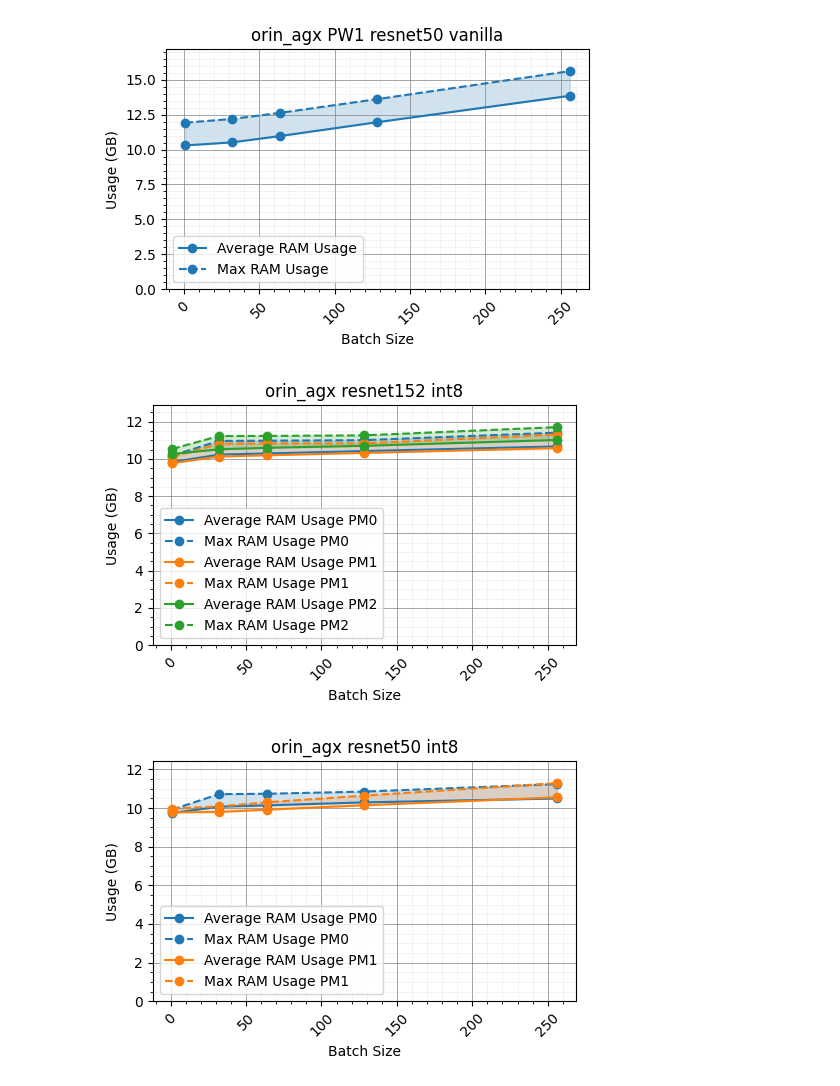
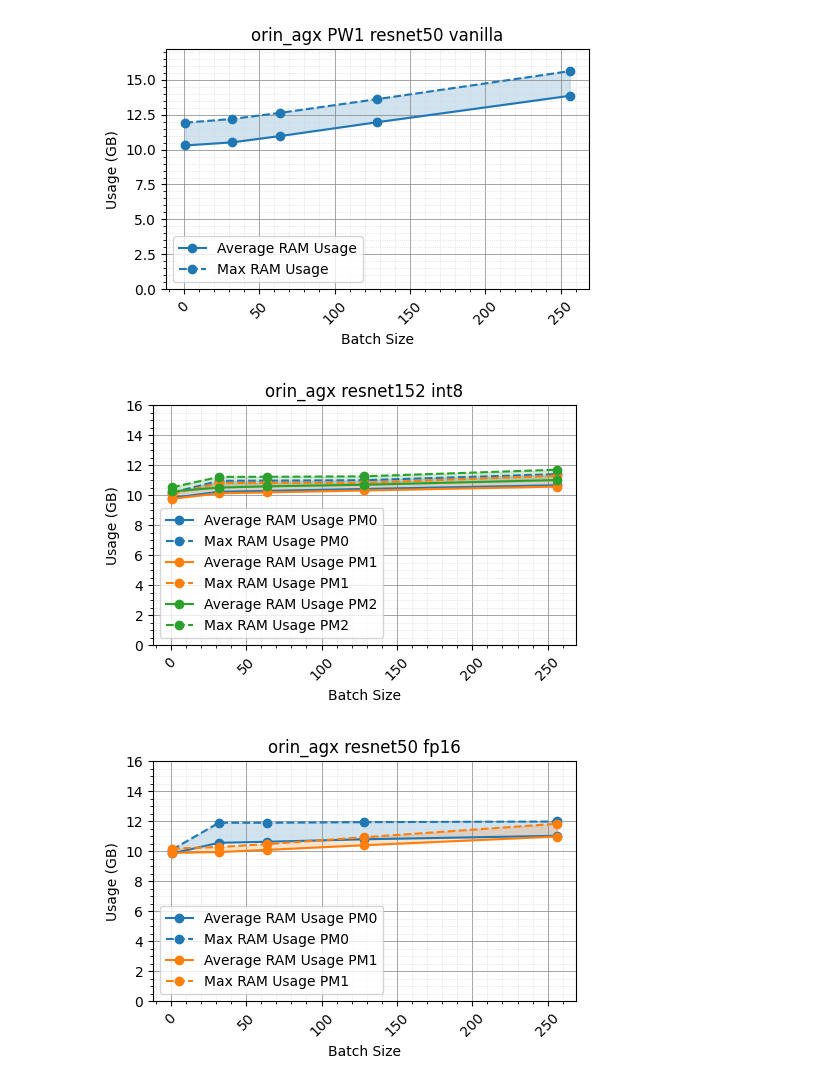
Before and after one commit to Juanx65/ArtTRT, a Jupyter notebook: post_processing/plot_memory_from_tegrastats_logs.ipynb, the cells around one changed output. Saved outputs shown, nothing was run; the diff lists cells and outputs as text; code cells hidden in the pictures.

```diff
--- a/post_processing/plot_memory_from_tegrastats_logs.ipynb
+++ b/post_processing/plot_memory_from_tegrastats_logs.ipynb
@@ -236,7 +236,8 @@ def plot_memory_batch_size_compare_with_PM(data_dicts_pm, batch_sizes):
     max_swap_limit = max([max([swap / 1024 for swap in data['SWAP']]) for data_dicts in data_dicts_pm for data in data_dicts if data['SWAP']], default=0)
 
     # Ajustar el límite superior del gráfico para incluir RAM y SWAP
-    plt.ylim(0, max(max_ram_limit, max_swap_limit) * 1.1)  # Límite superior un poco más alto que el máximo
+    #plt.ylim(0, max(max_ram_limit, max_swap_limit) * 1.1)  # Límite superior un poco más alto que el máximo
+    plt.ylim(0, 16)
 
     # Configuración del gráfico
     plt.xlabel('Batch Size')
@@ -249,6 +250,7 @@ def plot_memory_batch_size_compare_with_PM(data_dicts_pm, batch_sizes):
     plt.minorticks_on()
     plt.xticks(rotation=45)
     plt.tight_layout()
+    plt.savefig(f'Memory_{PLATFORM}_{NETWORK}_{OPTIMIZATION}.pdf', format='pdf', bbox_inches='tight')
     plt.show()
 # %% [markdown]
 # PLOTS
@@ -330,42 +332,42 @@ plot_memory_batch_size_compare_with_PM(
     [ 1,32,64,128,256]
 )
 # %% [output]
-[figure, old version]
+[figure, new version]
 # %%
 # Un uso de plot_memory_batch_size_compare_with_PM para graficar experimentos con batch size estatico/dinamico, es necesario cambiar unas lineas de la funcion que estan comentadas.
 
-OPTIMIZATION = 'int8'
+OPTIMIZATION = 'fp16'
 PLATFORM = 'orin_agx'
 POWER_MODE = 'PW1'
 POWER_MODE_1 = 'PM1'
 POWER_MODE_2 = 'PW2'
 NETWORK = 'resnet50'
 
 data_bs_1 =  read_data(f'../outputs/tegrastats_log/tegrastats_log_{PLATFORM}/{OPTIMIZATION}_{NETWORK}_bs_1_{POWER_MODE}.txt')
 data_bs_32 = read_data(f'../outputs/tegrastats_log/tegrastats_log_{PLATFORM}/{OPTIMIZATION}_{NETWORK}_bs_32_{POWER_MODE}.txt')
 data_bs_64 = read_data(f'../outputs/tegrastats_log/tegrastats_log_{PLATFORM}/{OPTIMIZATION}_{NETWORK}_bs_64_{POWER_MODE}.txt')
 data_bs_128 = read_data(f'../outputs/tegrastats_log/tegrastats_log_{PLATFORM}/{OPTIMIZATION}_{NETWORK}_bs_128_{POWER_MODE}.txt')
 data_bs_256 = read_data(f'../outputs/tegrastats_log/tegrastats_log_{PLATFORM}/{OPTIMIZATION}_{NETWORK}_bs_256_{POWER_MODE}.txt')
 
 data_bs_1_PM =  read_data(f'../outputs/tegrastats_log/{PLATFORM}_static/{OPTIMIZATION}_{NETWORK}_bs_1_{POWER_MODE_1}_STATIC.txt')
 data_bs_32_PM = read_data(f'../outputs/tegrastats_log/{PLATFORM}_static/{OPTIMIZATION}_{NETWORK}_bs_32_{POWER_MODE_1}_STATIC.txt')
 data_bs_64_PM = read_data(f'../outputs/tegrastats_log/{PLATFORM}_static/{OPTIMIZATION}_{NETWORK}_bs_64_{POWER_MODE_1}_STATIC.txt')
 data_bs_128_PM = read_data(f'../outputs/tegrastats_log/{PLATFORM}_static/{OPTIMIZATION}_{NETWORK}_bs_128_{POWER_MODE_1}_STATIC.txt')
 data_bs_256_PM = read_data(f'../outputs/tegrastats_log/{PLATFORM}_static/{OPTIMIZATION}_{NETWORK}_bs_256_{POWER_MODE_1}_STATIC.txt')
 """
 data_bs_1_PM2 =  read_data(f'../outputs/tegrastats_log/tegrastats_log_{PLATFORM}/{OPTIMIZATION}_{NETWORK}_bs_1_{POWER_MODE_2}.txt')
 data_bs_32_PM2 = read_data(f'../outputs/tegrastats_log/tegrastats_log_{PLATFORM}/{OPTIMIZATION}_{NETWORK}_bs_32_{POWER_MODE_2}.txt')
 data_bs_64_PM2 = read_data(f'../outputs/tegrastats_log/tegrastats_log_{PLATFORM}/{OPTIMIZATION}_{NETWORK}_bs_64_{POWER_MODE_2}.txt')
 data_bs_128_PM2 = read_data(f'../outputs/tegrastats_log/tegrastats_log_{PLATFORM}/{OPTIMIZATION}_{NETWORK}_bs_128_{POWER_MODE_2}.txt')
 data_bs_256_PM2 = read_data(f'../outputs/tegrastats_log/tegrastats_log_{PLATFORM}/{OPTIMIZATION}_{NETWORK}_bs_256_{POWER_MODE_2}.txt')
 """
 # Graficar los datos
 plot_memory_batch_size_compare_with_PM(
     [[ data_bs_1, data_bs_32, data_bs_64,data_bs_128,data_bs_256],
     [ data_bs_1_PM, data_bs_32_PM, data_bs_64_PM,data_bs_128_PM,data_bs_256_PM]
     #,[ data_bs_1_PM2, data_bs_32_PM2, data_bs_64_PM2,data_bs_128_PM2,data_bs_256_PM2]
     ],
     [ 1,32,64,128,256]
 )
 # %% [output]
-[figure, old version]
+[figure, new version]
```
Also changed, not shown: 2 other files.
